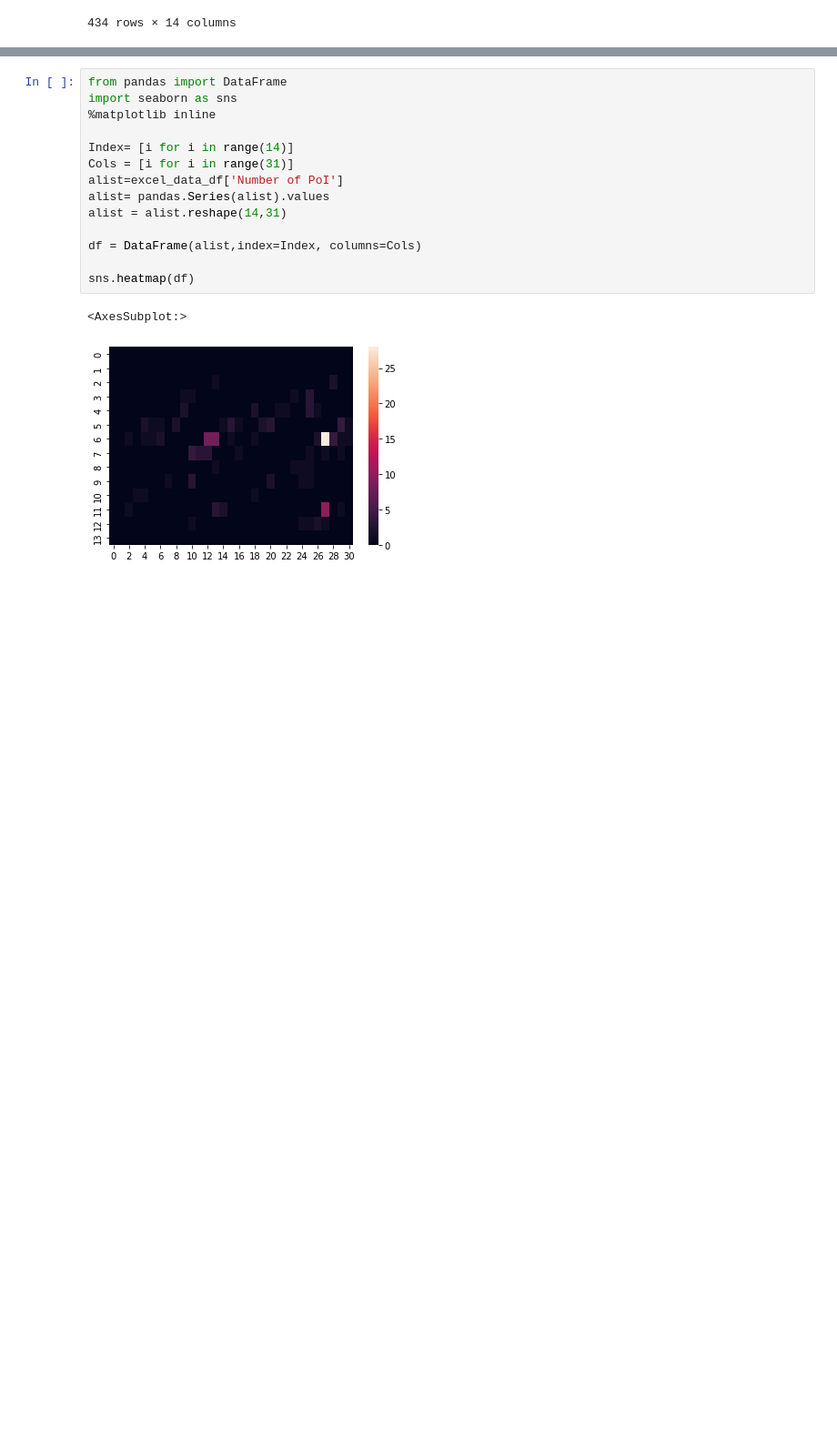
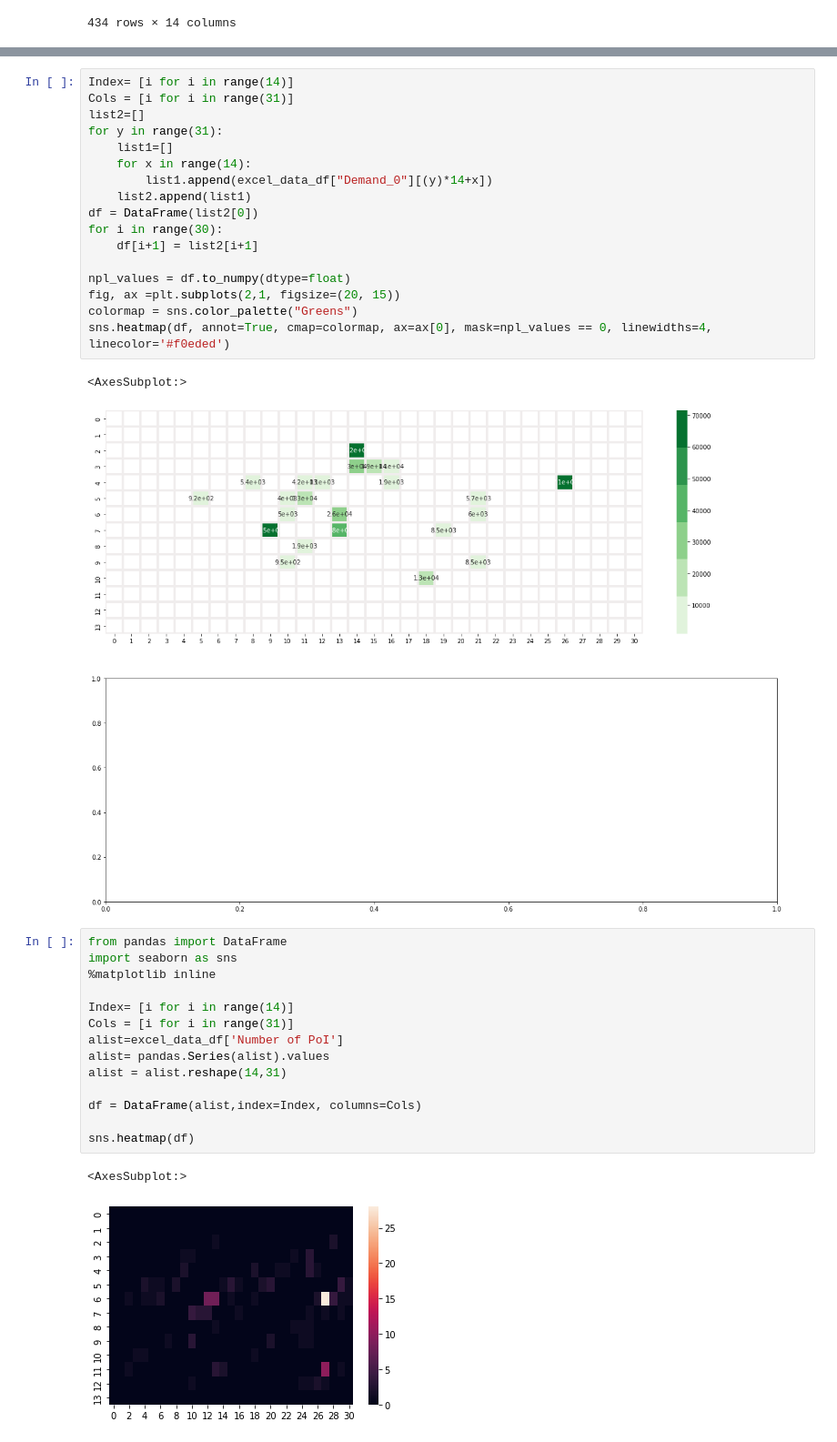
Before and after one commit to simocc/MMCS_project, a Jupyter notebook: preliminary_data_viz..ipynb, the cells around one changed output, grey strips where cells are left out. Shown at 91% size. Drawn from its saved outputs; the diff is of its cells as text; blank space fills up the shorter version.

```diff
--- a/preliminary_data_viz..ipynb
+++ b/preliminary_data_viz..ipynb
@@ -61,3 +43,23 @@ sns.heatmap(df)
+# %%
+Index= [i for i in range(14)]
+Cols = [i for i in range(31)]
+list2=[]
+for y in range(31):
+    list1=[]
+    for x in range(14):
+        list1.append(excel_data_df["Demand_0"][(y)*14+x])
+    list2.append(list1)
+df = DataFrame(list2[0])
+for i in range(30):
+    df[i+1] = list2[i+1]
+
+npl_values = df.to_numpy(dtype=float)
+fig, ax =plt.subplots(2,1, figsize=(20, 15))
+colormap = sns.color_palette("Greens")
+sns.heatmap(df, annot=True, cmap=colormap, ax=ax[0], mask=npl_values == 0, linewidths=4, linecolor='#f0eded')
+# %% [output]
+<AxesSubplot:>
+[figure, added]
 # %%
 from pandas import DataFrame
 import seaborn as sns
```
Also changed, not shown: parts of 6 cells of this notebook.
